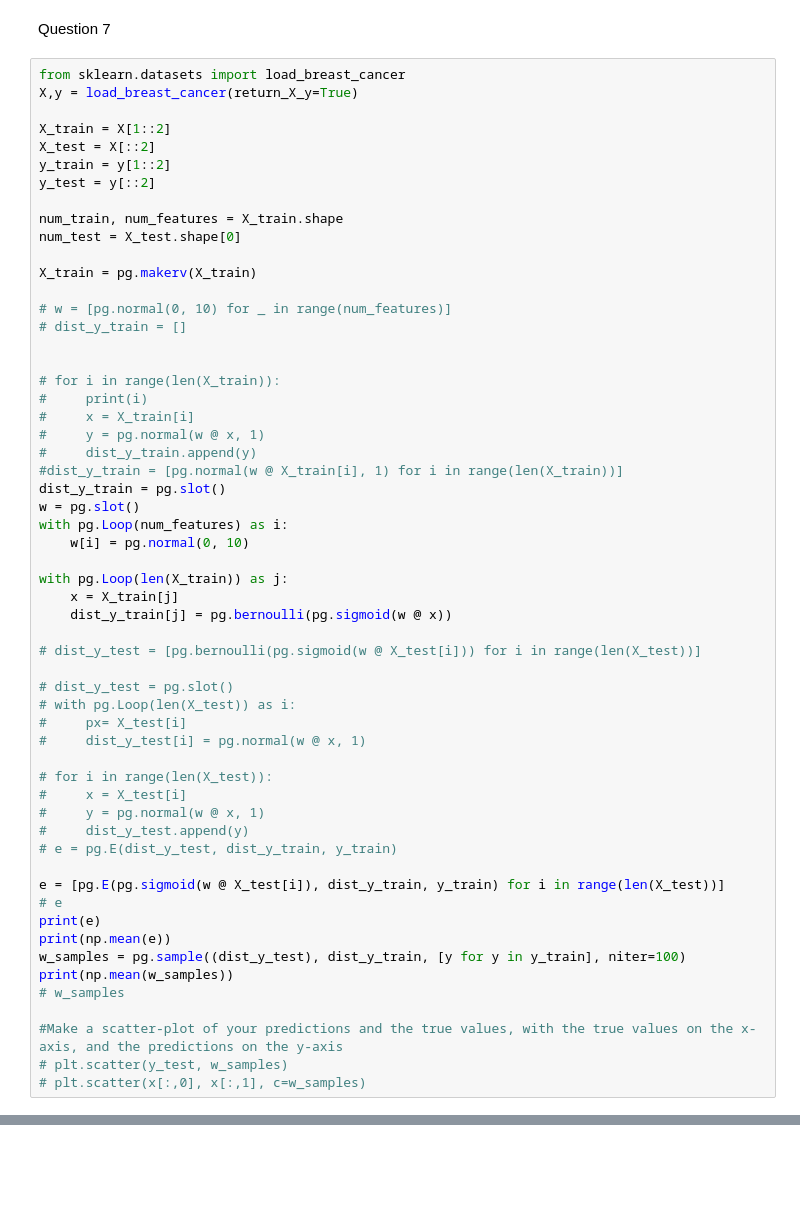
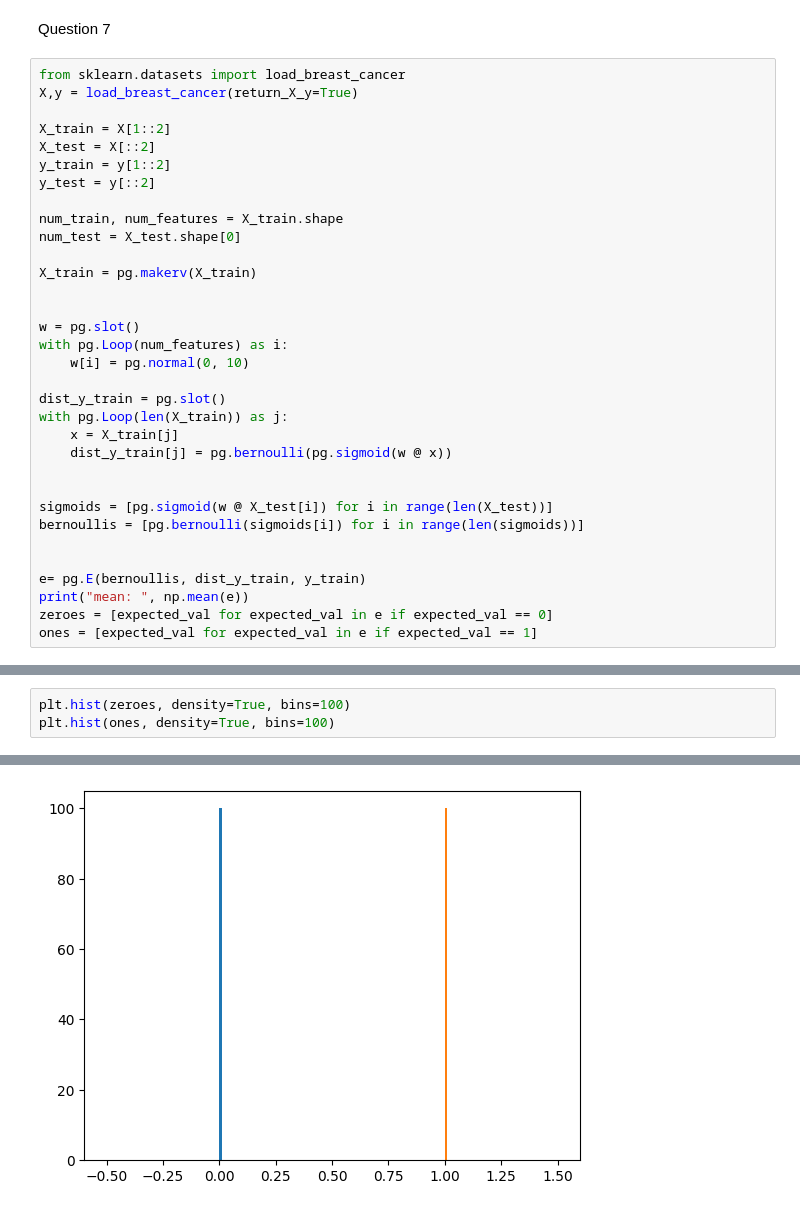
Before and after one commit to DorianAtSchool/rep589, a Jupyter notebook: hw2/main.ipynb, the cells around one changed output, grey strips where cells are left out. Cells and saved outputs as stored; diff of their text form; blank space fills up the shorter version.

```diff
--- a/hw2/main.ipynb
+++ b/hw2/main.ipynb
@@ -268,47 +232,23 @@ num_test = X_test.shape[0]
 
 X_train = pg.makerv(X_train)
 
-# w = [pg.normal(0, 10) for _ in range(num_features)]
-# dist_y_train = []
 
-
-# for i in range(len(X_train)):
-#     print(i)
-#     x = X_train[i]
-#     y = pg.normal(w @ x, 1)
-#     dist_y_train.append(y)
-#dist_y_train = [pg.normal(w @ X_train[i], 1) for i in range(len(X_train))]
-dist_y_train = pg.slot()
 w = pg.slot()
 with pg.Loop(num_features) as i:
     w[i] = pg.normal(0, 10)
 
+dist_y_train = pg.slot()
 with pg.Loop(len(X_train)) as j:
     x = X_train[j]
     dist_y_train[j] = pg.bernoulli(pg.sigmoid(w @ x))
 
-# dist_y_test = [pg.bernoulli(pg.sigmoid(w @ X_test[i])) for i in range(len(X_test))]
 
-# dist_y_test = pg.slot()
-# with pg.Loop(len(X_test)) as i:
-#     px= X_test[i]
-#     dist_y_test[i] = pg.normal(w @ x, 1)
+sigmoids = [pg.sigmoid(w @ X_test[i]) for i in range(len(X_test))]
+bernoullis = [pg.bernoulli(sigmoids[i]) for i in range(len(sigmoids))]
 
-# for i in range(len(X_test)):
-#     x = X_test[i]
-#     y = pg.normal(w @ x, 1)
-#     dist_y_test.append(y)
-# e = pg.E(dist_y_test, dist_y_train, y_train)
 
-e = [pg.E(pg.sigmoid(w @ X_test[i]), dist_y_train, y_train) for i in range(len(X_test))]
-# e
-print(e)
-print(np.mean(e))
-w_samples = pg.sample((dist_y_test), dist_y_train, [y for y in y_train], niter=100)
-print(np.mean(w_samples))
-# w_samples
-
-#Make a scatter-plot of your predictions and the true values, with the true values on the x-axis, and the predictions on the y-axis
-# plt.scatter(y_test, w_samples)
-# plt.scatter(x[:,0], x[:,1], c=w_samples)
+e= pg.E(bernoullis, dist_y_train, y_train)
+print("mean: ", np.mean(e))
+zeroes = [expected_val for expected_val in e if expected_val == 0]
+ones = [expected_val for expected_val in e if expected_val == 1]
 # %% [output]
@@ -325,0 +256,4 @@ plt.scatter(y_test, w_samples, color='blue')
+# %%
+plt.hist(zeroes, density=True, bins=100)
+plt.hist(ones, density=True, bins=100)
+# %% [output]
@@ -325,0 +277 @@ plt.scatter(y_test, w_samples, color='blue')
+[figure, added]
```
Also changed, not shown: parts of 16 cells of this notebook, 9 other files.
